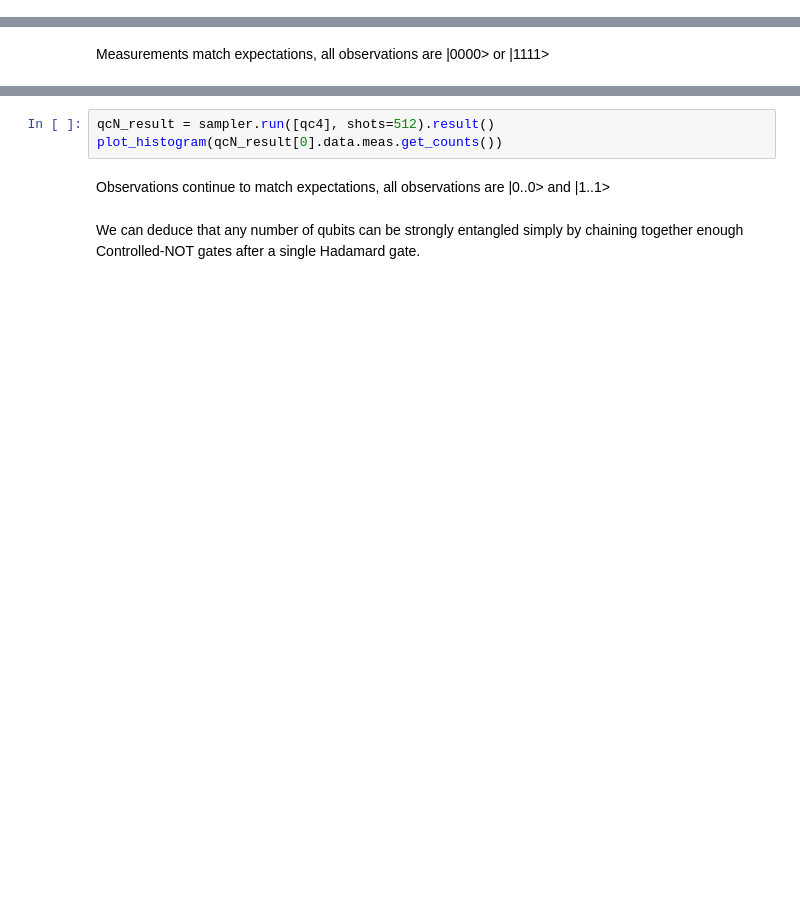
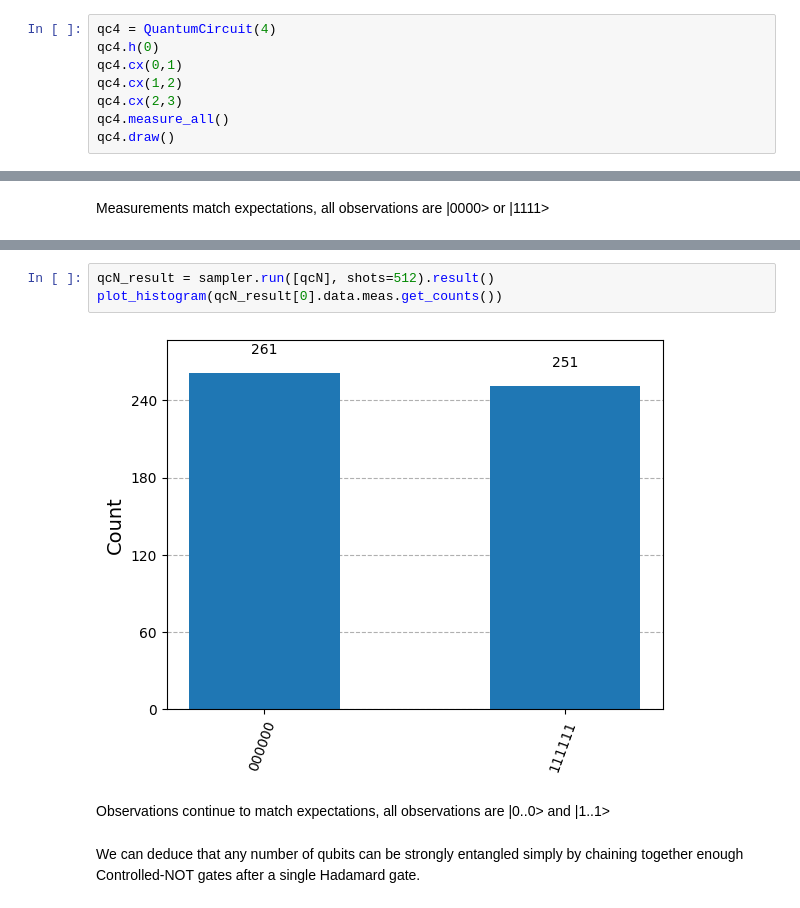
Before and after one commit to AThomsonSMC/uri-qc, a Jupyter notebook: phy572/week6-assignment.ipynb, the cells around one changed output, grey strips where cells are left out. Cells and saved outputs as stored; diff of their text form; blank space fills up the shorter version.

```diff
--- a/phy572/week6-assignment.ipynb
+++ b/phy572/week6-assignment.ipynb
@@ -43,0 +58,8 @@ qc4.draw()
+# %%
+qc4 = QuantumCircuit(4)
+qc4.h(0)
+qc4.cx(0,1)
+qc4.cx(1,2)
+qc4.cx(2,3)
+qc4.measure_all()
+qc4.draw()
@@ -57,6 +109,8 @@ qcN.draw()
 # %%
-qcN_result = sampler.run([qc4], shots=512).result()
+qcN_result = sampler.run([qcN], shots=512).result()
 plot_histogram(qcN_result[0].data.meas.get_counts())
+# %% [output]
+[figure, added]
 # %% [markdown]
 Observations continue to match expectations, all observations are |0..0> and |1..1>
 # %% [markdown]
```
Also changed, not shown: parts of 23 cells of this notebook.
